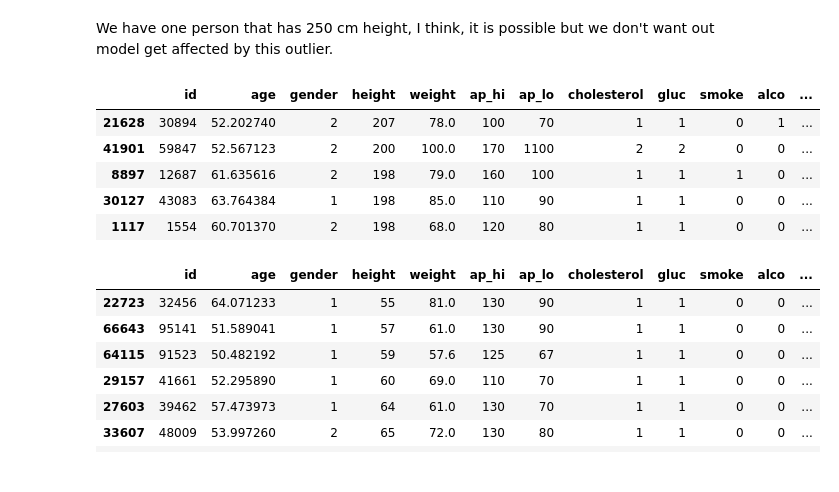
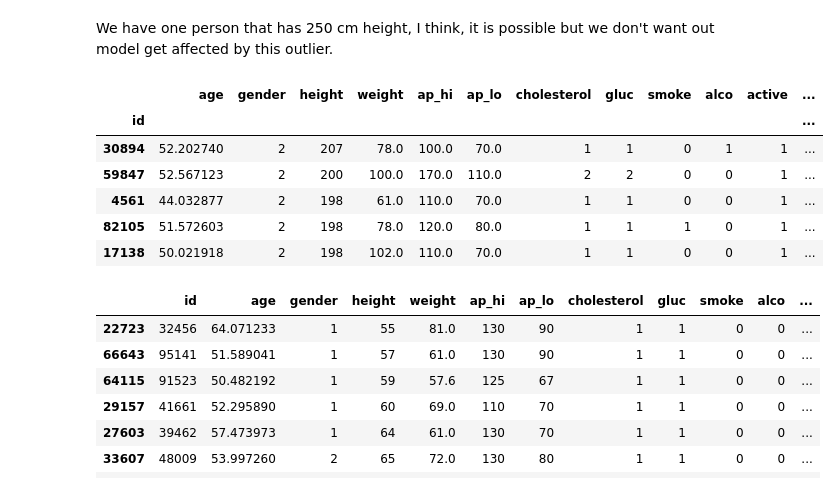
Before and after one commit to reyhanalemmario/bangkit, a Jupyter notebook: first_project.ipynb, the cells around one changed output. Cells and saved outputs as stored; diff of their text form; code cells hidden in the pictures.

```diff
--- a/first_project.ipynb
+++ b/first_project.ipynb
@@ -109,0 +297,3 @@ Look at the maximal and minimal value of height and weight we are going to exami
+# %%
+data['ap_lo'] = abs(data['ap_lo'])
+data.sort_values(["ap_lo"], ascending=True).head(10)
@@ -110,4 +313,3 @@ Look at the maximal and minimal value of height and weight we are going to exami
 # %%
-data = data.sort_values(["height"], ascending=False)
-data.head(10)
+data.sort_values(["ap_lo"], ascending=False).head(10)
 # %% [output]
@@ -124,0 +360,4 @@ data.head(10)
+# %%
+for index, row in data[data['ap_lo'] > 360].iterrows():
+    while (data['ap_lo'].loc[index] > 360):
+        data['ap_lo'].loc[index] = data['ap_lo'].loc[index]/10
@@ -124,0 +419,3 @@ data.head(10)
+# %%
+data.drop(data[data["ap_lo"] > data["ap_hi"]].index, inplace=True)
+data
@@ -125,15 +450,17 @@ data.head(10)
 # %% [markdown]
 We have one person that has 250 cm height, I think, it is possible but we don't want out model get affected by this outlier.
 # %%
-data = data[1:] #Remove that one outlier
-data.head()
+# data = data[1:] #Remove that one outlier
+data = data[data.height != 250]
+data.sort_values(["height"], ascending=False).head()
 # %% [output]
-|  | id | age | gender | height | weight | ap_hi | ap_lo | cholesterol | gluc | smoke | alco | ... |
-| 21628 | 30894 | 52.202740 | 2 | 207 | 78.0 | 100 | 70 | 1 | 1 | 0 | 1 | ... |
-| 41901 | 59847 | 52.567123 | 2 | 200 | 100.0 | 170 | 1100 | 2 | 2 | 0 | 0 | ... |
-| 8897 | 12687 | 61.635616 | 2 | 198 | 79.0 | 160 | 100 | 1 | 1 | 1 | 0 | ... |
-| 30127 | 43083 | 63.764384 | 1 | 198 | 85.0 | 110 | 90 | 1 | 1 | 0 | 0 | ... |
-| 1117 | 1554 | 60.701370 | 2 | 198 | 68.0 | 120 | 80 | 1 | 1 | 0 | 0 | ... |
+|  | age | gender | height | weight | ap_hi | ap_lo | cholesterol | gluc | smoke | alco | active | ... |
+| id |  |  |  |  |  |  |  |  |  |  |  | ... |
+| 30894 | 52.202740 | 2 | 207 | 78.0 | 100.0 | 70.0 | 1 | 1 | 0 | 1 | 1 | ... |
+| 59847 | 52.567123 | 2 | 200 | 100.0 | 170.0 | 110.0 | 2 | 2 | 0 | 0 | 1 | ... |
+| 4561 | 44.032877 | 2 | 198 | 61.0 | 110.0 | 70.0 | 1 | 1 | 0 | 0 | 1 | ... |
+| 82105 | 51.572603 | 2 | 198 | 78.0 | 120.0 | 80.0 | 1 | 1 | 1 | 0 | 1 | ... |
+| 17138 | 50.021918 | 2 | 198 | 102.0 | 110.0 | 70.0 | 1 | 1 | 0 | 0 | 1 | ... |
 # %%
 data = data.sort_values(["height"], ascending=True)
 data.head(10)
```
Also changed, not shown: parts of 83 cells of this notebook.
